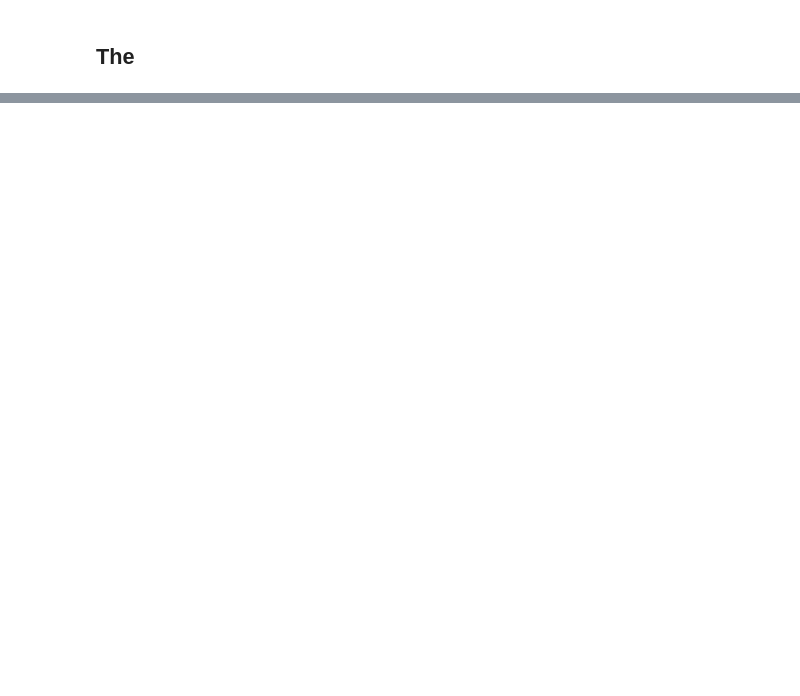
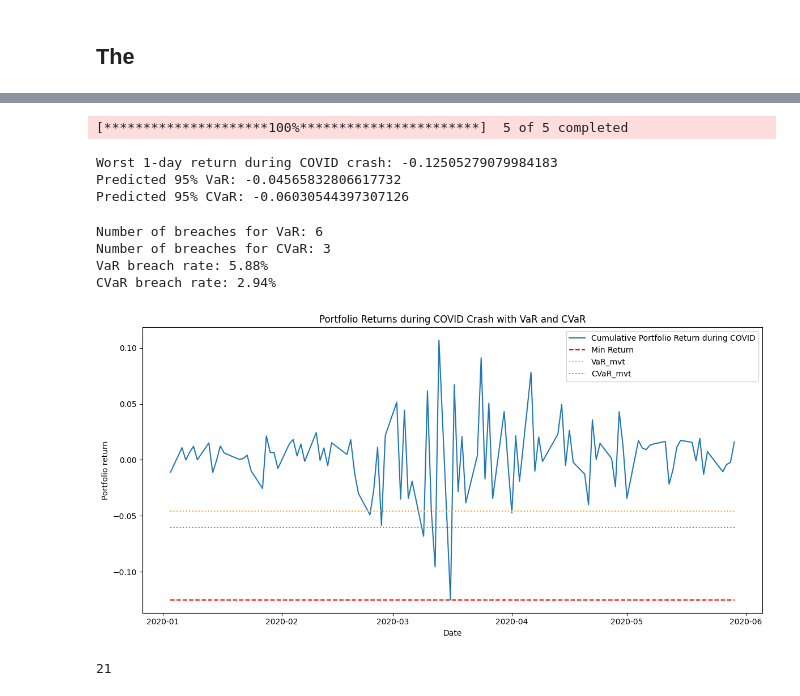
Before and after one commit to manipuppeteer/Finance-Projects, a Jupyter notebook: Stess_Test.ipynb, the cells around one changed output, grey strips where cells are left out. Drawn from its saved outputs; the diff is of its cells as text; code cells hidden in the pictures; blank space fills up the shorter version.

Commit message:
covid breach stats

```diff
--- a/Stess_Test.ipynb
+++ b/Stess_Test.ipynb
@@ -193,0 +197,45 @@ CVaR_mvt: -0.0598
+# %%
+# Evaluate actual portfolio return on crash days
+covid_data = yf.download(tickers, start="2020-01-01", end="2020-06-01")['Close']
+covid_returns = covid_data.pct_change().dropna().dot(weights)
+
+print("Worst 1-day return during COVID crash:", covid_returns.min())
+print("Predicted 95% VaR:", VaR_mvt)
+print("Predicted 95% CVaR:", CVaR_mvt)
+# %% [output]
+[*********************100%***********************]  5 of 5 completed
+Worst 1-day return during COVID crash: -0.12505279079984183
+Predicted 95% VaR: -0.04565832806617732
+Predicted 95% CVaR: -0.06030544397307126
+# %%
+var_breaches, cvar_breaches = covid_returns < VaR_mvt, covid_returns < CVaR_mvt
+n_var_breaches, n_cvar_breaches = var_breaches.sum(), cvar_breaches.sum()
+total_obs = len(covid_returns)
+var_breach_rate, cvar_breach_rate = n_var_breaches / total_obs, n_cvar_breaches / total_obs
+print(f"Number of breaches for VaR: {n_var_breaches}")
+print(f"Number of breaches for CVaR: {n_cvar_breaches}")
+print(f"VaR breach rate: {var_breach_rate:.2%}")
+print(f"CVaR breach rate: {cvar_breach_rate:.2%}")
+# %% [output]
+Number of breaches for VaR: 6
+Number of breaches for CVaR: 3
+VaR breach rate: 5.88%
+CVaR breach rate: 2.94%
+# %%
+plt.figure(figsize=(12,6))
+plt.plot(covid_returns.index, covid_returns, label='Cumulative Portfolio Return during COVID')
+plt.hlines(y=covid_returns.min(), xmin=covid_returns.index.min(), xmax=covid_returns.index.max(), color='red', linestyle='--', label='Min Return')
+plt.hlines(y=VaR_mvt, xmin=covid_returns.index.min(), xmax=covid_returns.index.max(), color='orange', linestyle=':', label='VaR_mvt')
+plt.hlines(y=CVaR_mvt, xmin=covid_returns.index.min(), xmax=covid_returns.index.max(), color='grey', linestyle=':', label='CVaR_mvt')
+plt.title('Portfolio Returns during COVID Crash with VaR and CVaR')
+plt.xlabel('Date')
+plt.ylabel('Portfolio return')
+plt.legend()
+plt.tight_layout()
+plt.show()
+# %% [output]
+[figure, added]
+# %%
+len(covid_returns)
+# %% [output]
+21
```
Also changed, not shown: parts of 3 cells of this notebook.
